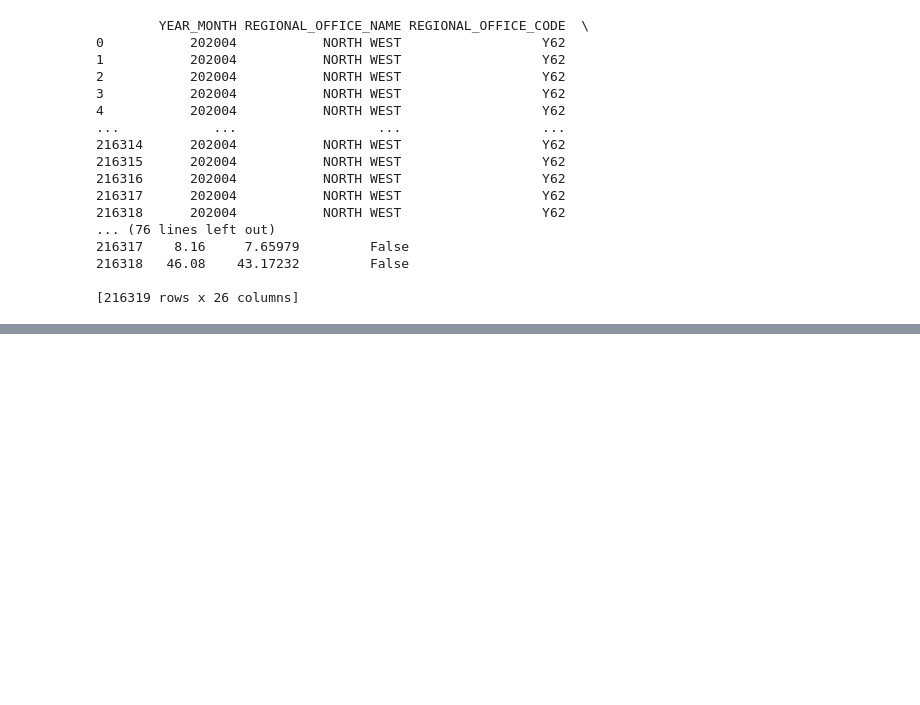
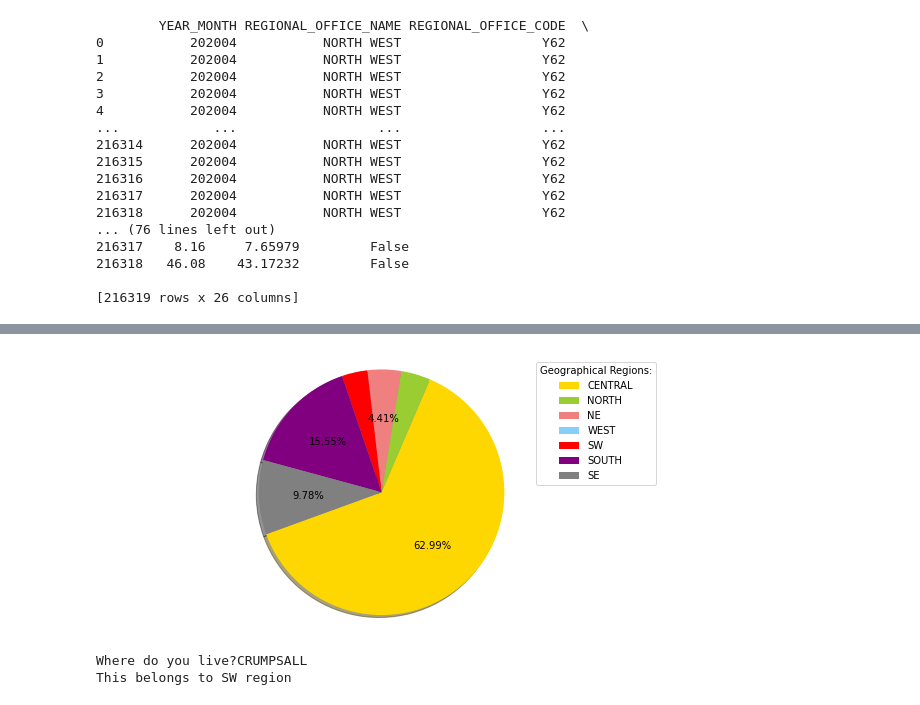
Before and after one commit to kamalmasarweh/project, a Jupyter notebook: Group work.ipynb, the cells around one changed output, grey strips where cells are left out. Cells and saved outputs as stored; diff of their text form; code cells hidden in the pictures; blank space fills up the shorter version.

```diff
--- a/Group work.ipynb
+++ b/Group work.ipynb
@@ -627,0 +822,41 @@ import matplotlib.pyplot as plt
+# %%
+#HOW TO PLOT A PIE CHART
+
+
+def autopct_generator(limit):
+    """Remove percent on small slices."""
+    def inner_autopct(pct):
+        return ('%.2f%%' % pct) if pct > limit else ''
+    return inner_autopct
+
+labels = "CENTRAL", "NORTH", "NE", "WEST", "SW", "SOUTH", "SE"
+sizes = [132188, 8175, 9263, 3, 7066, 32644, 20533]
+colors = ['gold', 'yellowgreen', 'lightcoral', 'lightskyblue', 'red', 'purple', 'grey']
+explode = (0, 0, 0, 0, 0, 0, 0)  # explode no slice
+
+fig1, ax1 = plt.subplots(figsize=(10, 5)) #changes size of the pie chart
+
+# Plot
+plt.pie(sizes, explode=explode, colors=colors,
+autopct=autopct_generator(4), shadow=True, startangle=200)
+plt.legend(labels, title = "Geographical Regions:") #puts the labels as legend instead of around the chart
+#fig1, ax1 = plt.subplots(figsize=(6, 5)
+plt.axis('equal')
+plt.show()
+# %% [output]
+[figure, added]
+# %%
+##SELECTION STATEMENT
+#NEED TO KEEP WORKING ON IT AND FIGURE OUT WHY IT IS NOT WORKING ANY MORE
+
+ADDRESS_3 = str(input("Where do you live?"))
+
+if ADDRESS_3 == "MANCHESTER":
+    print('This belongs to Central region')
+elif ADDRESS_3 == "SALE" or "CHORLTON-CUM-HARDY":
+        print("This belongs to SW region")
+elif ADDRESS_3 == "CRUMPSALL" or "CHEETHAM" or "CHEETHAM HILL":
+        print('This belongs to North region')
+# %% [output]
+Where do you live?CRUMPSALL
+This belongs to SW region
```
Also changed, not shown: parts of 58 cells of this notebook.
